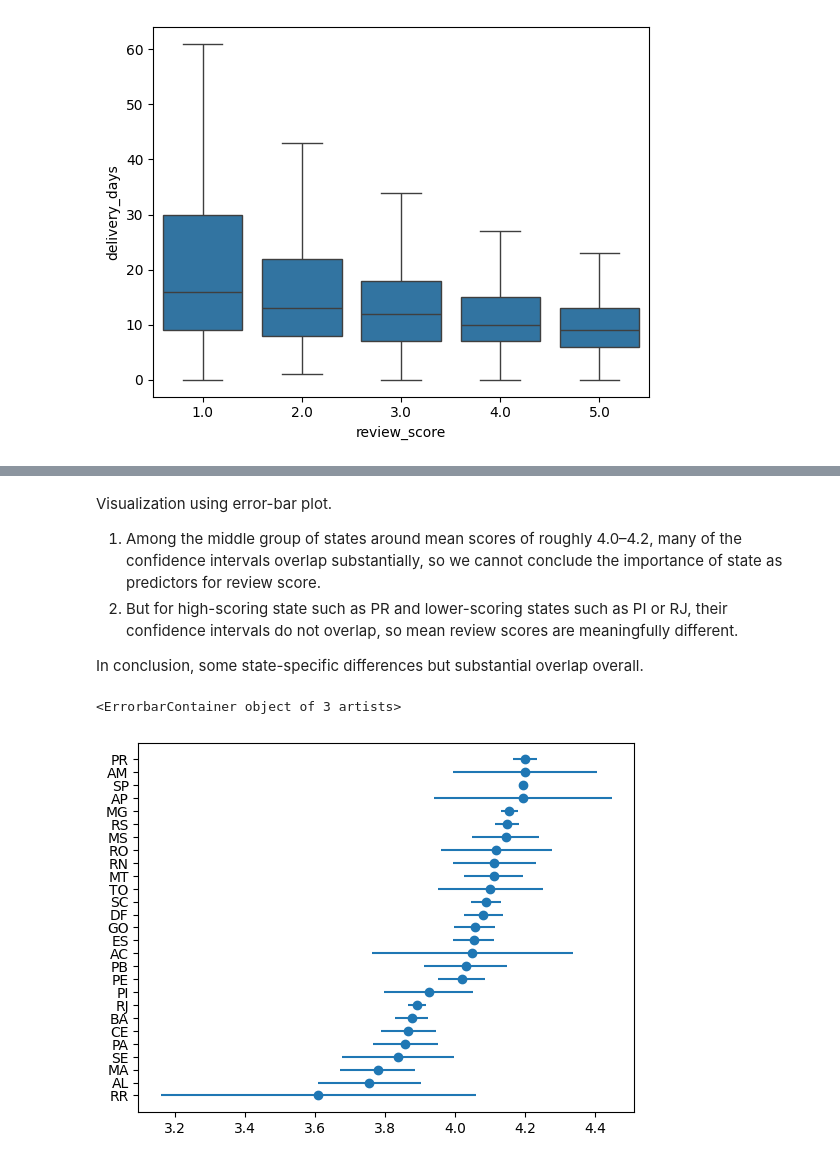
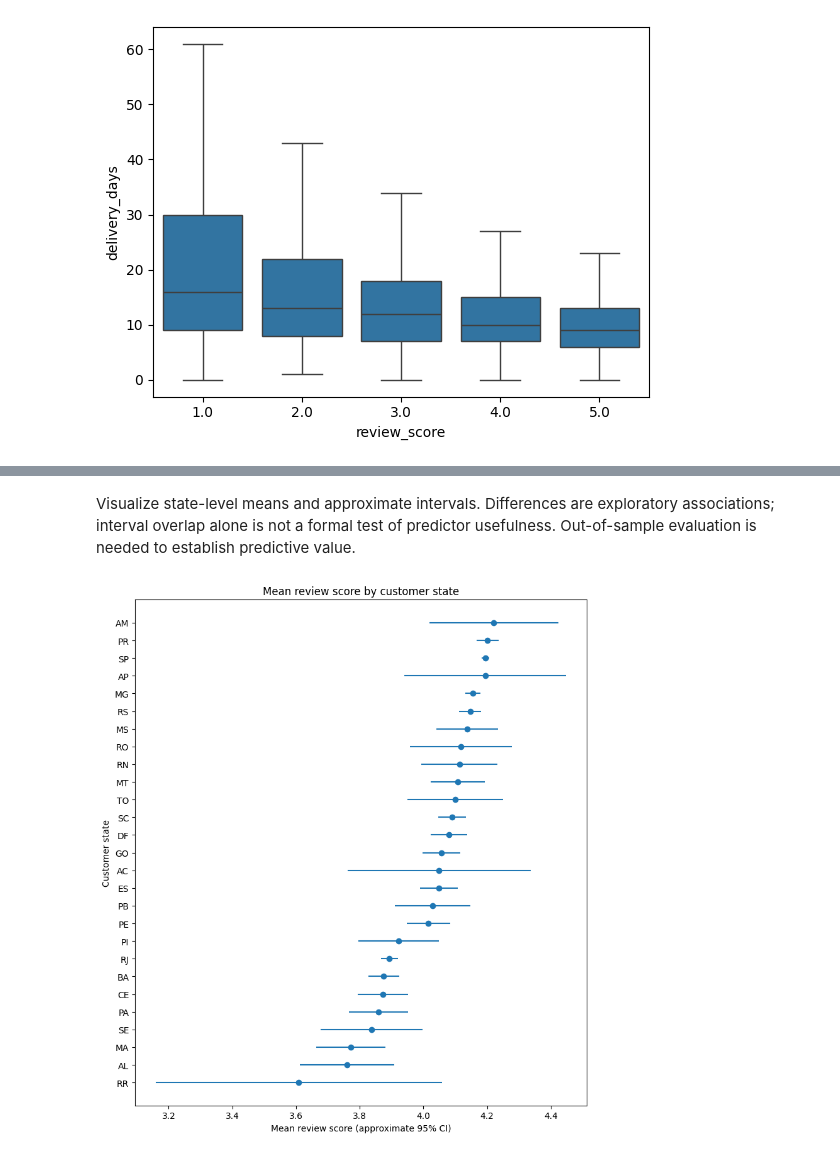
Before and after one commit to IT5006-Group9/IT5006-Group9-Olist-Project, a Jupyter notebook: notebooks/01_customer_satisfaction_eda.ipynb, the cells around one changed output, grey strips where cells are left out. Saved outputs shown, nothing was run; the diff lists cells and outputs as text; code cells hidden in the pictures.

```diff
--- a/notebooks/01_customer_satisfaction_eda.ipynb
+++ b/notebooks/01_customer_satisfaction_eda.ipynb
@@ -110,0 +109,4 @@ customer_review_latest = (
+# %%
+review_fields = ['review_score', 'review_creation_date', 'review_answer_timestamp']
+review_conflicts = df.groupby('order_id')[review_fields].nunique(dropna=False).gt(1)
+review_conflicts.sum()
@@ -111,7 +119,8 @@ customer_review_latest = (
 # %% [markdown]
 Merging customer review with original dataset
 # %%
-df_with_review = df_order.merge(customer_review[['order_id', 'review_score']], on='order_id', how='left')
+customer_review = df[['order_id'] + review_fields].drop_duplicates('order_id')
+df_with_review = df_order.merge(customer_review, on='order_id', how='left', validate='one_to_one')
 df_with_review.info()
 # %% [output]
 <class 'pandas.core.frame.DataFrame'>
@@ -138,7 +151,8 @@ np.int64(749)
 # %% [markdown]
 Drop those NA rows, then check the distribution of review scores 1 - 5.
 # %%
-df_sat = df_with_review.dropna(subset=['review_score'])
+df_sat = df_with_review.dropna(subset=['review_score']).copy()
+df_sat['low_score'] = df_sat['review_score'].le(2).astype(int)
 df_sat['review_score'].value_counts().sort_index()
 # %% [output]
 |  | count |
@@ -196,15 +227,11 @@ sns.boxplot(
 # %% [markdown]
 Use boxplot to visualize the distribution of freight value ratio (= freight value / price) by review score. Again, the median freight ratio is similar across all review scores.
 # %%
-df_sat['freight_ratio'] = (
-    df_sat['freight_value'] / df_sat['price']
-)
+df_sat['freight_ratio'] = df_sat['freight_value'] / df_sat['price']
+sns.boxplot(data=df_sat, x='review_score', y='freight_ratio', showfliers=False)
 
-sns.boxplot(
-    data=df_sat,
-    x='review_score',
-    y='freight_ratio',
-    showfliers=False
-
-)
+plt.xlabel('Review Score')
+plt.ylabel('Freight Ratio')
+plt.title('Distribution of Freight Ratio by Review Scores')
+plt.show()
 # %% [output]
@@ -372,16 +408,12 @@ state_stats
-# %% [markdown]
-Visualization using error-bar plot.
-1. Among the middle group of states around mean scores of roughly 4.0–4.2, many of the confidence intervals overlap substantially, so we cannot conclude the importance of state as predictors for review score.
-2. But for high-scoring state such as PR and lower-scoring states such as PI or RJ, their confidence intervals do not overlap, so mean review scores are meaningfully different.
-
-In conclusion, some state-specific differences but substantial overlap overall.
+# %% [markdown]
+Visualize state-level means and approximate intervals. Differences are exploratory associations; interval overlap alone is not a formal test of predictor usefulness. Out-of-sample evaluation is needed to establish predictive value.
 # %%
-plt.errorbar(
-    x=state_stats['mean'],
-    y=state_stats.index,
-    xerr=1.96 * state_stats['se'],
-    fmt='o'
-)
+plt.figure(figsize=(8, 9))
+plt.errorbar(x=state_stats['mean'], y=state_stats.index, xerr=1.96 * state_stats['se'], fmt='o')
+plt.title('Mean review score by customer state')
+plt.xlabel('Mean review score (approximate 95% CI)')
+plt.ylabel('Customer state')
+plt.tight_layout()
+plt.show()
 # %% [output]
-<ErrorbarContainer object of 3 artists>
-[figure, old version]
+[figure, new version]
```
Also changed, not shown: parts of 44 cells of this notebook.
